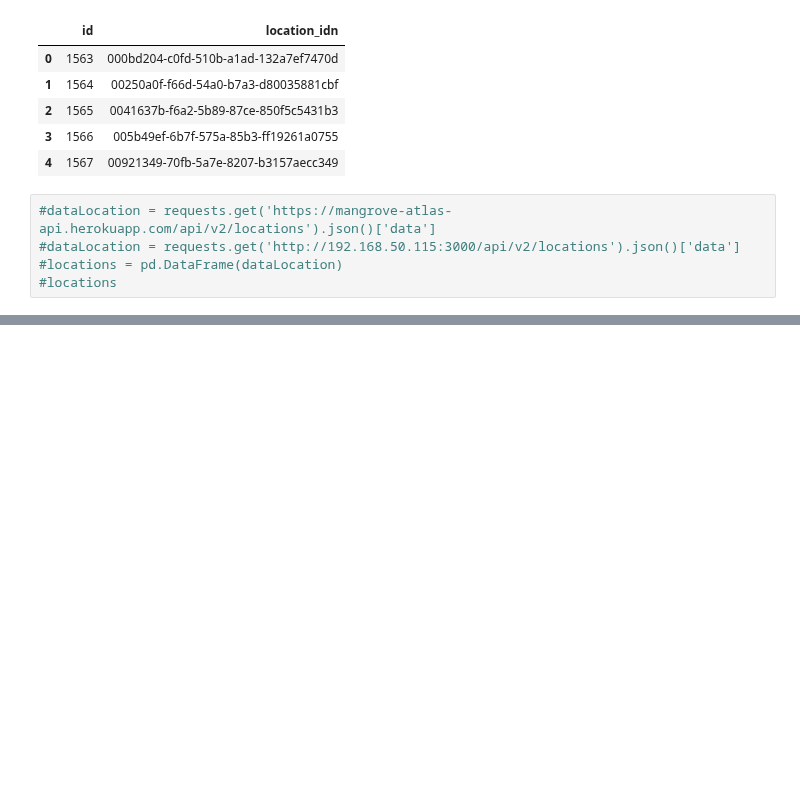
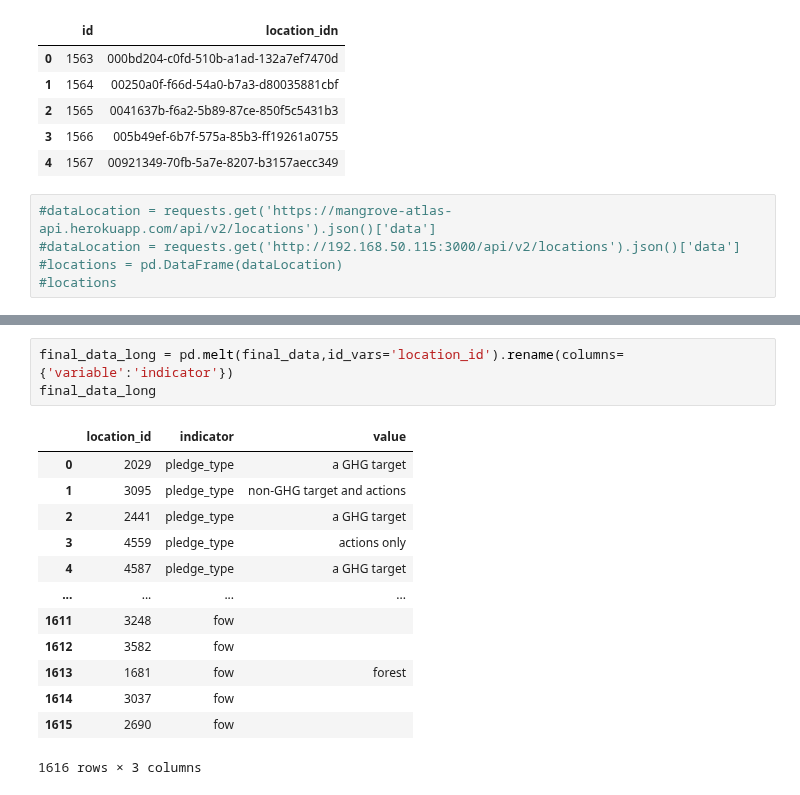
Before and after one commit to Vizzuality/mangrove-atlas, a Jupyter notebook: data/notebooks/Lab/data_processing/widgets-v2/international_status_data_processing.ipynb, the cells around one changed output, grey strips where cells are left out. Saved outputs shown, nothing was run; the diff lists cells and outputs as text; blank space fills up the shorter version.

Commit message:
modify intl status data format

```diff
--- a/data/notebooks/Lab/data_processing/widgets-v2/international_status_data_processing.ipynb
+++ b/data/notebooks/Lab/data_processing/widgets-v2/international_status_data_processing.ipynb
@@ -520,3 +520,20 @@ final_data.head()
 | 2 | a GHG target | 2005 | 2030 | 133.74 | 43 | https://www4.unfccc.int/sites/ndc... | ... |
 | 3 | actions only | NaN | NaN | NaN | NaN | https://www4.unfccc.int/sites/ndc... | ... |
 | 4 | a GHG target | 2030 | 2030 | 27.56 | 6.73 | https://www4.unfccc.int/sites/ndc... | ... |
+# %%
+final_data_long = pd.melt(final_data,id_vars='location_id').rename(columns={'variable':'indicator'})
+final_data_long
+# %% [output]
+|  | location_id | indicator | value |
+| 0 | 2029 | pledge_type | a GHG target |
+| 1 | 3095 | pledge_type | non-GHG target and actions |
+| 2 | 2441 | pledge_type | a GHG target |
+| 3 | 4559 | pledge_type | actions only |
+| 4 | 4587 | pledge_type | a GHG target |
+| ... | ... | ... | ... |
+| 1611 | 3248 | fow |  |
+| 1612 | 3582 | fow |  |
+| 1613 | 1681 | fow | forest |
+| 1614 | 3037 | fow |  |
+| 1615 | 2690 | fow |  |
+1616 rows × 3 columns
```
Also changed, not shown: parts of 7 cells of this notebook.
